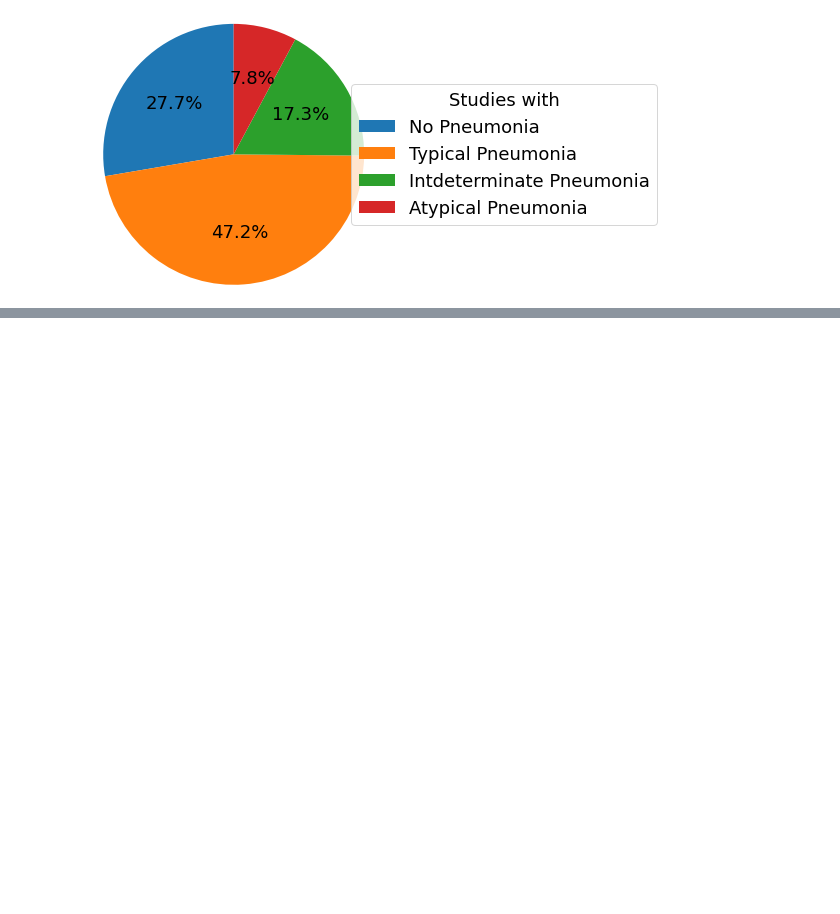
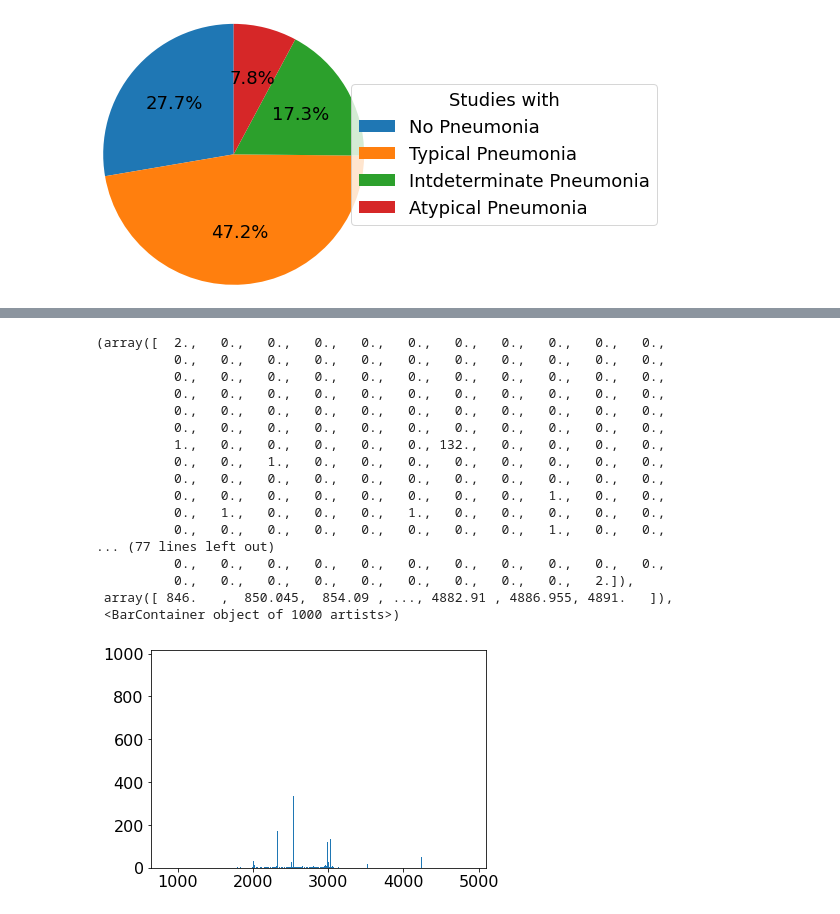
Before and after one commit to CarlaSa/AML_project, a Jupyter notebook: Data Plots.ipynb, the cells around one changed output, grey strips where cells are left out. Cells and saved outputs as stored; diff of their text form; code cells hidden in the pictures; blank space fills up the shorter version.

```diff
--- a/Data Plots.ipynb
+++ b/Data Plots.ipynb
@@ -75,0 +133,22 @@ plt.show()
+# %%
+#sizes_prime = list(zip(*sizes))
+plt.hist(sizes[0], bins=1000)
+# %% [output]
+(array([  2.,   0.,   0.,   0.,   0.,   0.,   0.,   0.,   0.,   0.,   0.,
+          0.,   0.,   0.,   0.,   0.,   0.,   0.,   0.,   0.,   0.,   0.,
+          0.,   0.,   0.,   0.,   0.,   0.,   0.,   0.,   0.,   0.,   0.,
+          0.,   0.,   0.,   0.,   0.,   0.,   0.,   0.,   0.,   0.,   0.,
+          0.,   0.,   0.,   0.,   0.,   0.,   0.,   0.,   0.,   0.,   0.,
+          0.,   0.,   0.,   0.,   0.,   0.,   0.,   0.,   0.,   0.,   0.,
+          1.,   0.,   0.,   0.,   0.,   0., 132.,   0.,   0.,   0.,   0.,
+          0.,   0.,   1.,   0.,   0.,   0.,   0.,   0.,   0.,   0.,   0.,
+          0.,   0.,   0.,   0.,   0.,   0.,   0.,   0.,   0.,   0.,   0.,
+          0.,   0.,   0.,   0.,   0.,   0.,   0.,   0.,   1.,   0.,   0.,
+          0.,   1.,   0.,   0.,   0.,   1.,   0.,   0.,   0.,   0.,   0.,
+          0.,   0.,   0.,   0.,   0.,   0.,   0.,   0.,   1.,   0.,   0.,
+... (77 lines left out)
+          0.,   0.,   0.,   0.,   0.,   0.,   0.,   0.,   0.,   0.,   0.,
+          0.,   0.,   0.,   0.,   0.,   0.,   0.,   0.,   0.,   2.]),
+ array([ 846.   ,  850.045,  854.09 , ..., 4882.91 , 4886.955, 4891.   ]),
+ <BarContainer object of 1000 artists>)
+[figure, added]
```
Also changed, not shown: parts of 13 cells of this notebook.
